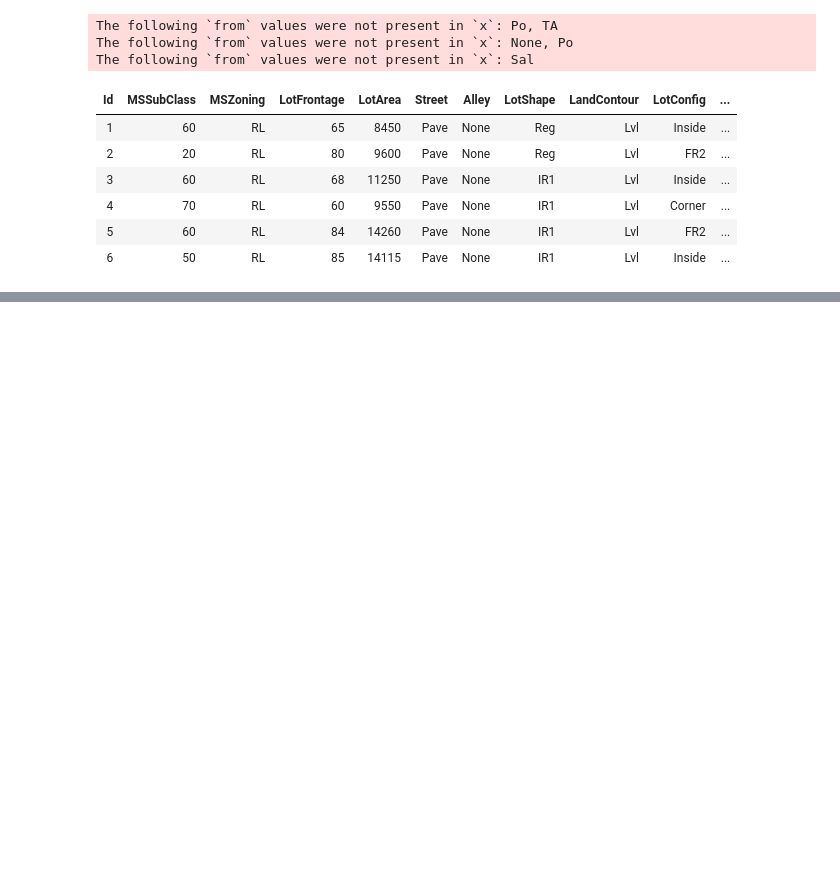
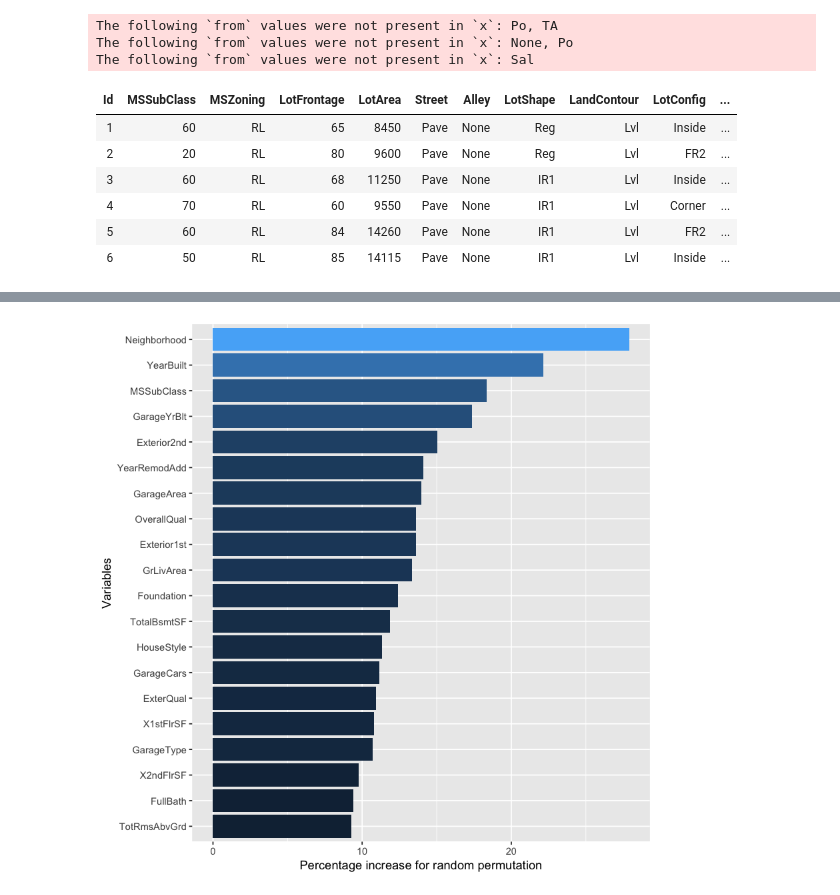
Before and after one commit to royadityak/PrescriptiveAnalytics, a Jupyter notebook: Forecasting/Forecasting_Housing_XGBoost_Lasso.ipynb, the cells around one changed output, grey strips where cells are left out. Cells and saved outputs as stored; diff of their text form; code cells hidden in the pictures; blank space fills up the shorter version.

```diff
--- a/Forecasting/Forecasting_Housing_XGBoost_Lasso.ipynb
+++ b/Forecasting/Forecasting_Housing_XGBoost_Lasso.ipynb
@@ -181,0 +256,21 @@ head(data)
+# %%
+new_data <- data
+new_data$BsmtQual <- with(new_data, ave(SaleType, BsmtQual, FUN = function(x) replace(x, is.na(x), mean(x, na.rm = TRUE))))
+new_data$BsmtCond <- with(new_data, ave(SaleType, BsmtCond, FUN = function(x) replace(x, is.na(x), mean(x, na.rm = TRUE))))
+new_data$BsmtExposure <- with(new_data, ave(SaleType, BsmtExposure, FUN = function(x) replace(x, is.na(x), mean(x, na.rm = TRUE))))
+new_data$BsmtFinType1 <- with(new_data, ave(SaleType, BsmtFinType1, FUN = function(x) replace(x, is.na(x), mean(x, na.rm = TRUE))))
+new_data$BsmtFinType2 <- with(new_data, ave(SaleType, BsmtFinType2, FUN = function(x) replace(x, is.na(x), mean(x, na.rm = TRUE))))
+new_data$GarageFinish <- with(new_data, ave(SaleType, GarageFinish, FUN = function(x) replace(x, is.na(x), mean(x, na.rm = TRUE))))
+new_data$SalePrice <- NULL
+# %%
+set.seed(2018)
+data_random_forest <- randomForest(x=new_data[1:1460, -79], y=new_data$SalePrice[1:1460], ntree=150, importance=TRUE)
+computed_random_forest <- importance(data_random_forest)
+computed_random_forest_df <- data.frame(Variables = row.names(computed_random_forest), MSE = computed_random_forest[,1])
+computed_random_forest_df <- computed_random_forest_df[order(computed_random_forest_df$MSE, decreasing = TRUE),]
+
+ggplot(computed_random_forest_df[1:20,], aes(x=reorder(Variables, MSE), y=MSE, fill=MSE)) +
+    geom_bar(stat = 'identity') + labs(x = 'Variables', y= 'Percentage increase for random permutation') +
+    coord_flip() + theme(legend.position="none")
+# %% [output]
+[figure, added]
```
Also changed, not shown: parts of 25 cells of this notebook, 1 other file.
